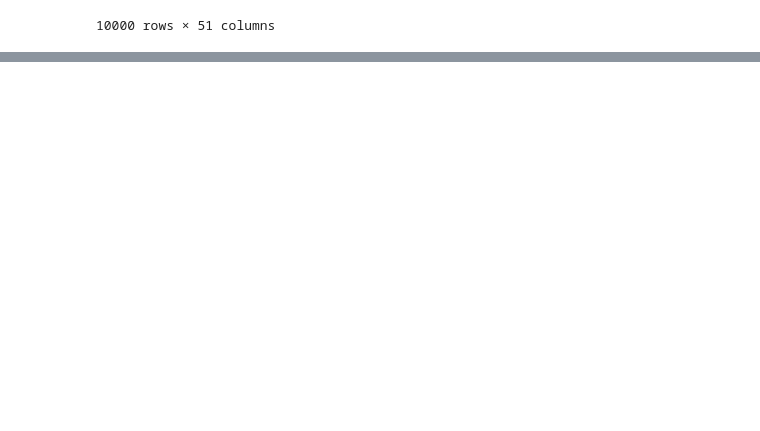
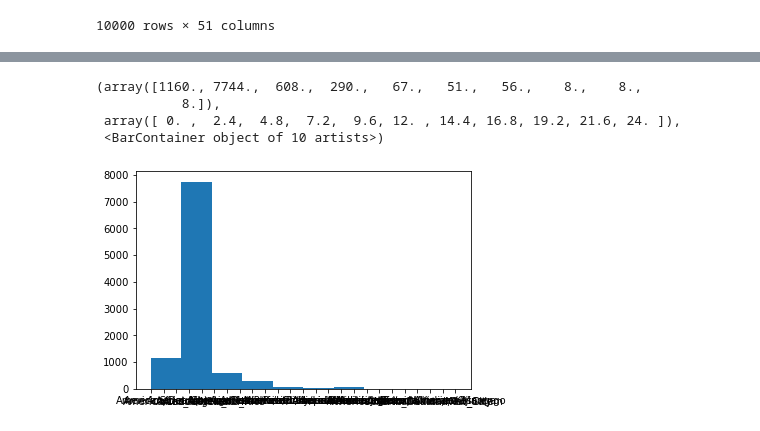
Before and after one commit to michaelle93/D206datacleaning, a Jupyter notebook: D206PA.ipynb, the cells around one changed output, grey strips where cells are left out. Cells and saved outputs as stored; diff of their text form; code cells hidden in the pictures; blank space fills up the shorter version.

```diff
--- a/D206PA.ipynb
+++ b/D206PA.ipynb
@@ -369,0 +424,6 @@ df
+# %%
+df['Churn_numeric'] = df['Churn']
+# %%
+dict_churn = {'Churn_numeric':{'Yes': 1, 'No': 0}}
+# %%
+df.replace(dict_churn, inplace=True)
@@ -369,0 +445,8 @@ df
+# %%
+plt.hist(df['Timezone'])
+# %% [output]
+(array([1160., 7744.,  608.,  290.,   67.,   51.,   56.,    8.,    8.,
+           8.]),
+ array([ 0. ,  2.4,  4.8,  7.2,  9.6, 12. , 14.4, 16.8, 19.2, 21.6, 24. ]),
+ <BarContainer object of 10 artists>)
+[figure, added]
```
Also changed, not shown: parts of 40 cells of this notebook.
